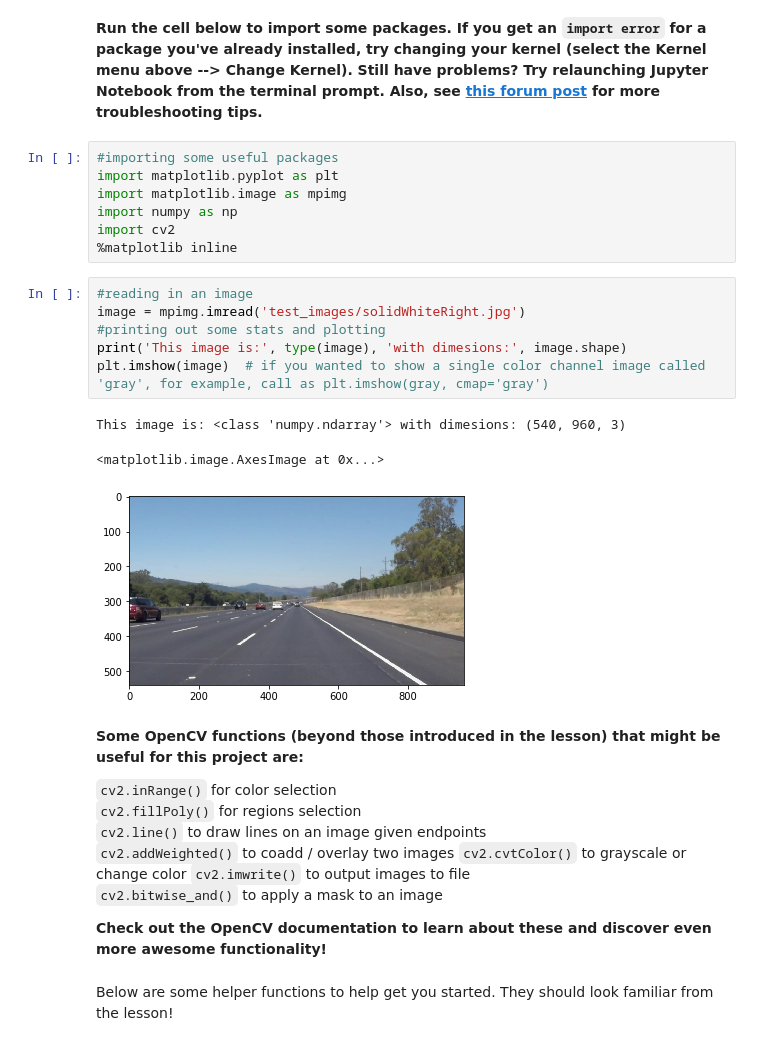
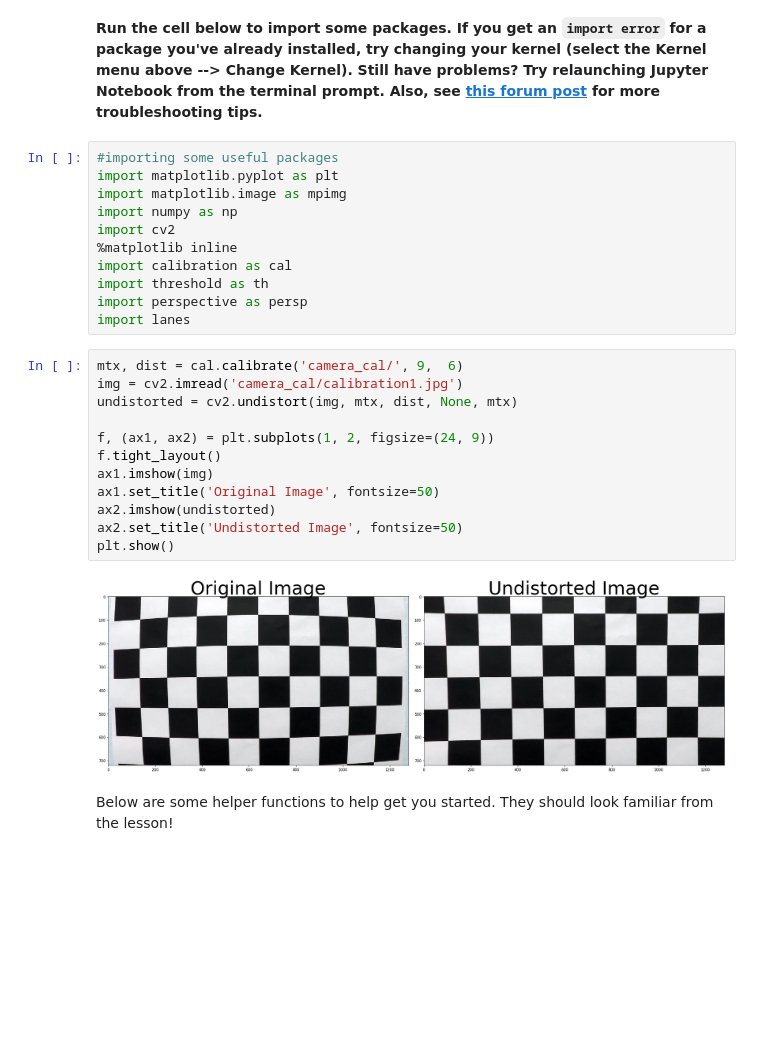
Before and after one commit to troussan/CarND-Advanced-Lane-Lines, a Jupyter notebook: P4.ipynb, the cells around one changed output. Saved outputs shown, nothing was run; the diff lists cells and outputs as text; blank space fills up the shorter version.

```diff
--- a/P4.ipynb
+++ b/P4.ipynb
@@ -40,27 +20,23 @@ import matplotlib.image as mpimg
 import numpy as np
 import cv2
 %matplotlib inline
+import calibration as cal
+import threshold as th
+import perspective as persp
+import lanes
-# %%
-#reading in an image
-image = mpimg.imread('test_images/solidWhiteRight.jpg')
-#printing out some stats and plotting
-print('This image is:', type(image), 'with dimesions:', image.shape)
-plt.imshow(image)  # if you wanted to show a single color channel image called 'gray', for example, call as plt.imshow(gray, cmap='gray')
-# %% [output]
-This image is: <class 'numpy.ndarray'> with dimesions: (540, 960, 3)
-<matplotlib.image.AxesImage at 0x...>
-[figure, removed]
-# %% [markdown]
-**Some OpenCV functions (beyond those introduced in the lesson) that might be useful for this project are:**
-
-`cv2.inRange()` for color selection
-`cv2.fillPoly()` for regions selection
-`cv2.line()` to draw lines on an image given endpoints
-`cv2.addWeighted()` to coadd / overlay two images
-`cv2.cvtColor()` to grayscale or change color
-`cv2.imwrite()` to output images to file
-`cv2.bitwise_and()` to apply a mask to an image
-
-**Check out the OpenCV documentation to learn about these and discover even more awesome functionality!**
+# %%
+mtx, dist = cal.calibrate('camera_cal/', 9,  6)
+img = cv2.imread('camera_cal/calibration1.jpg')
+undistorted = cv2.undistort(img, mtx, dist, None, mtx)
+
+f, (ax1, ax2) = plt.subplots(1, 2, figsize=(24, 9))
+f.tight_layout()
+ax1.imshow(img)
+ax1.set_title('Original Image', fontsize=50)
+ax2.imshow(undistorted)
+ax2.set_title('Undistorted Image', fontsize=50)
+plt.show()
+# %% [output]
+[figure, added]
 # %% [markdown]
 Below are some helper functions to help get you started. They should look familiar from the lesson!
```
Also changed, not shown: parts of 13 cells of this notebook, 4 other files.
